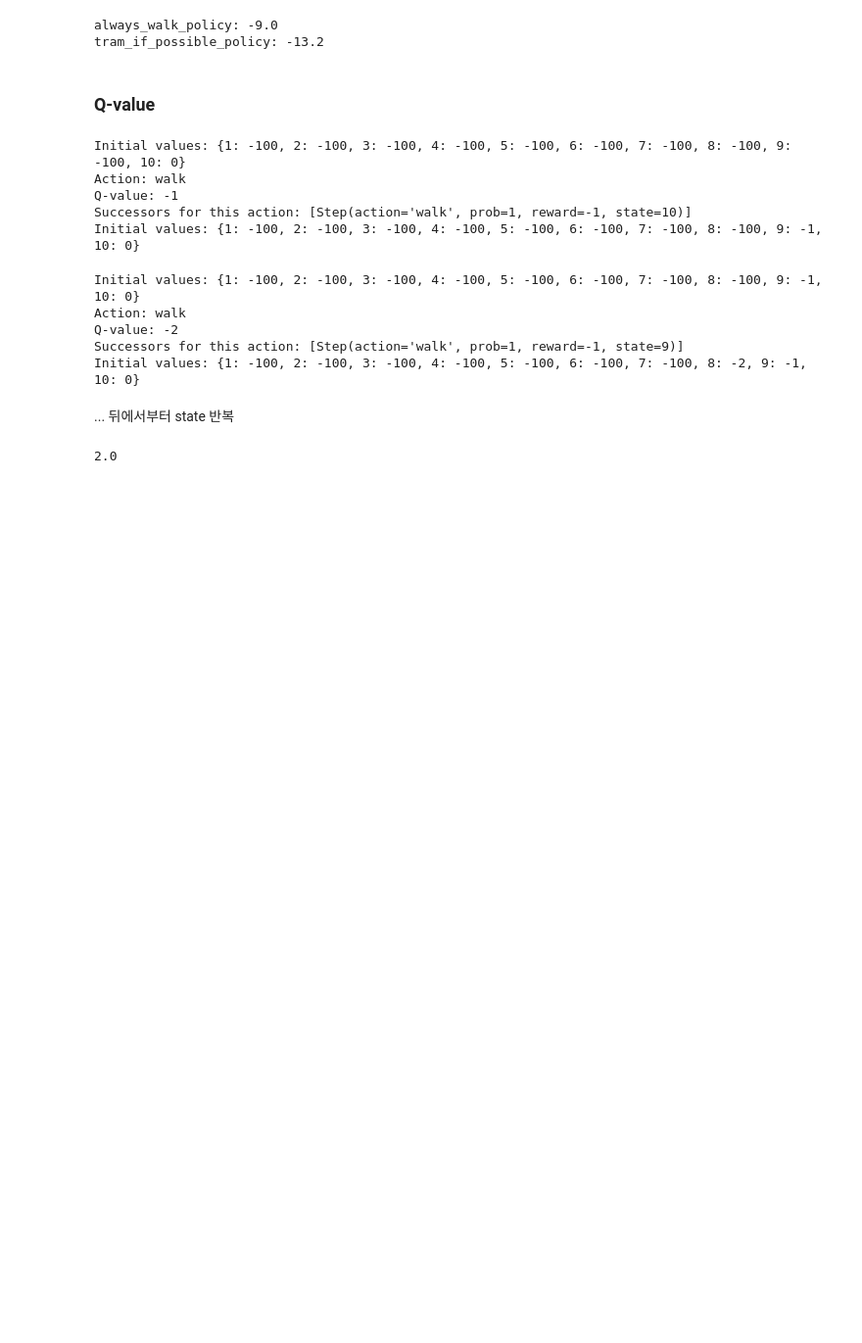
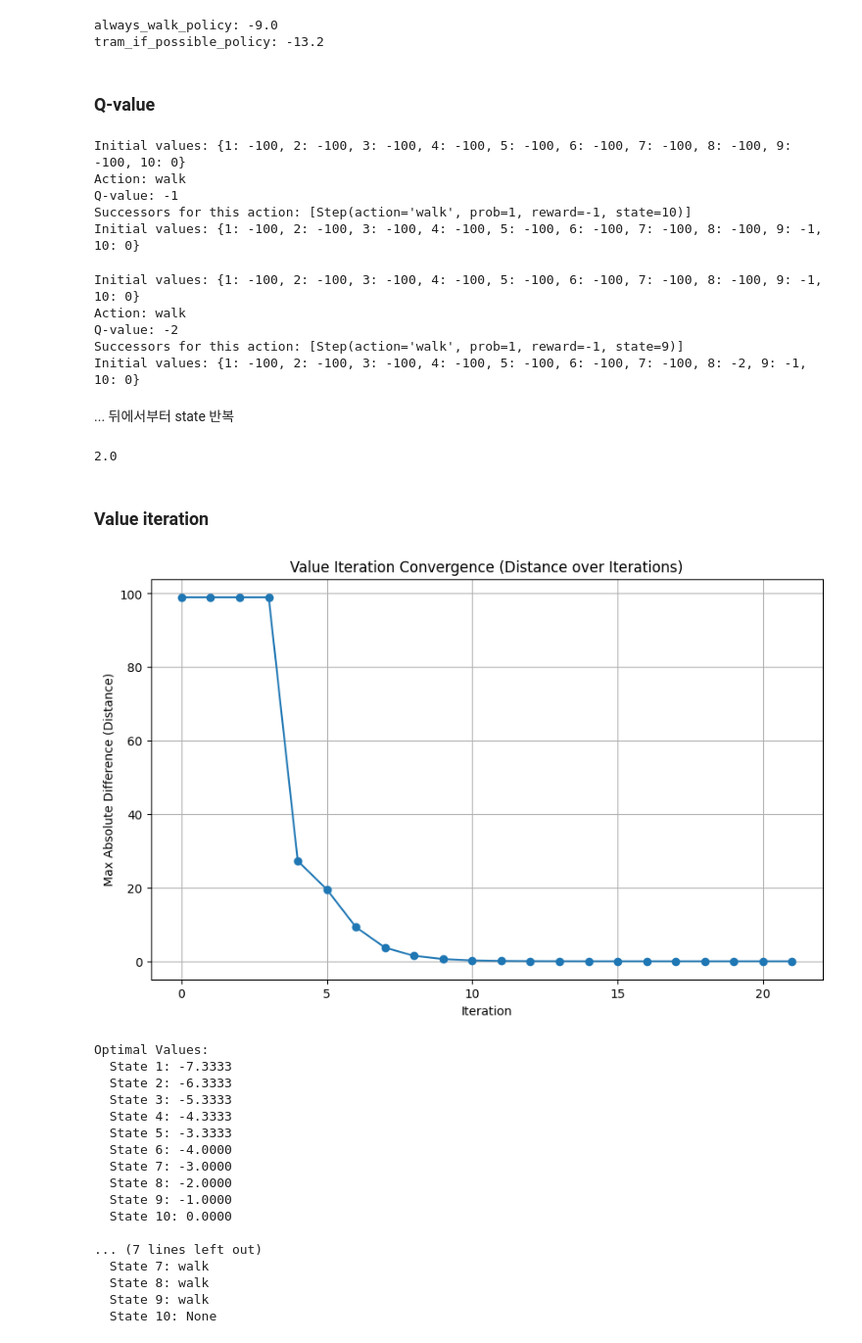
Before and after one commit to iras-mpark/MLA1020, a Jupyter notebook: week8.ipynb, the cells around one changed output. Shown at 98% size. Drawn from its saved outputs; the diff is of its cells as text; code cells hidden in the pictures; blank space fills up the shorter version.

```diff
--- a/week8.ipynb
+++ b/week8.ipynb
@@ -382,3 +382,5 @@ distance = compute_distance(values, new_values)
 print(distance)
 # %% [output]
 2.0
+# %% [markdown]
+### Value iteration
@@ -384,0 +435,46 @@ print(distance)
+# %%
+mdp = FlakyTramMDP(num_locs=10, failure_prob=0.4)
+values = get_initial_values(mdp)
+# Choose a state (arbitrarily)
+state = 9
+value, action = value_iteration_for_state(mdp, state, values)
+# %%
+result = value_iteration(mdp)
+# %%
+import matplotlib.pyplot as plt
+
+# Plot the distances from the ValueIterationResult
+plt.figure(figsize=(10, 6))
+plt.plot(result.distances, marker='o', linestyle='-')
+plt.title('Value Iteration Convergence (Distance over Iterations)')
+plt.xlabel('Iteration')
+plt.ylabel('Max Absolute Difference (Distance)')
+plt.grid(True)
+plt.show()
+
+print("Optimal Values:")
+for state, value in result.values.items():
+    print(f"  State {state}: {value:.4f}")
+
+print("\nOptimal Policy:")
+for state, action in result.pi.items():
+    print(f"  State {state}: {action}")
+# %% [output]
+[figure, added]
+Optimal Values:
+  State 1: -7.3333
+  State 2: -6.3333
+  State 3: -5.3333
+  State 4: -4.3333
+  State 5: -3.3333
+  State 6: -4.0000
+  State 7: -3.0000
+  State 8: -2.0000
+  State 9: -1.0000
+  State 10: 0.0000
+
+... (7 lines left out)
+  State 7: walk
+  State 8: walk
+  State 9: walk
+  State 10: None
```
Also changed, not shown: parts of 1 cell of this notebook.
